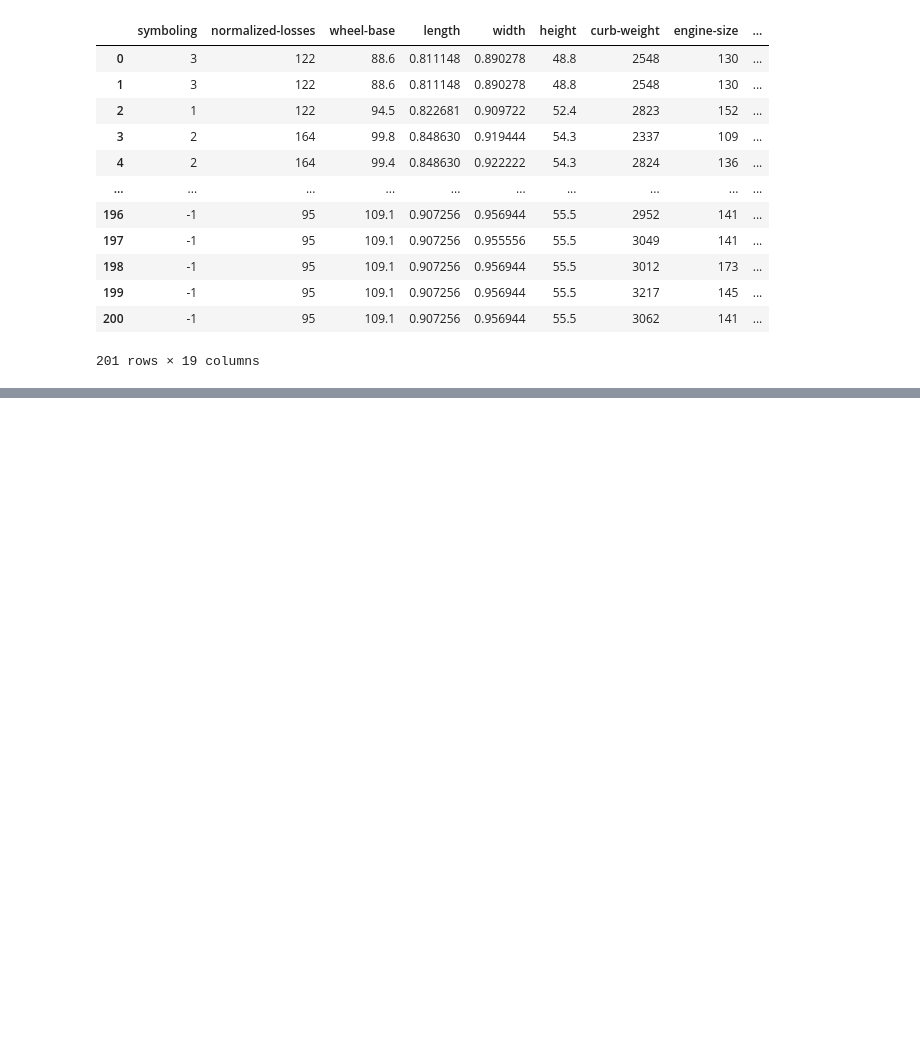
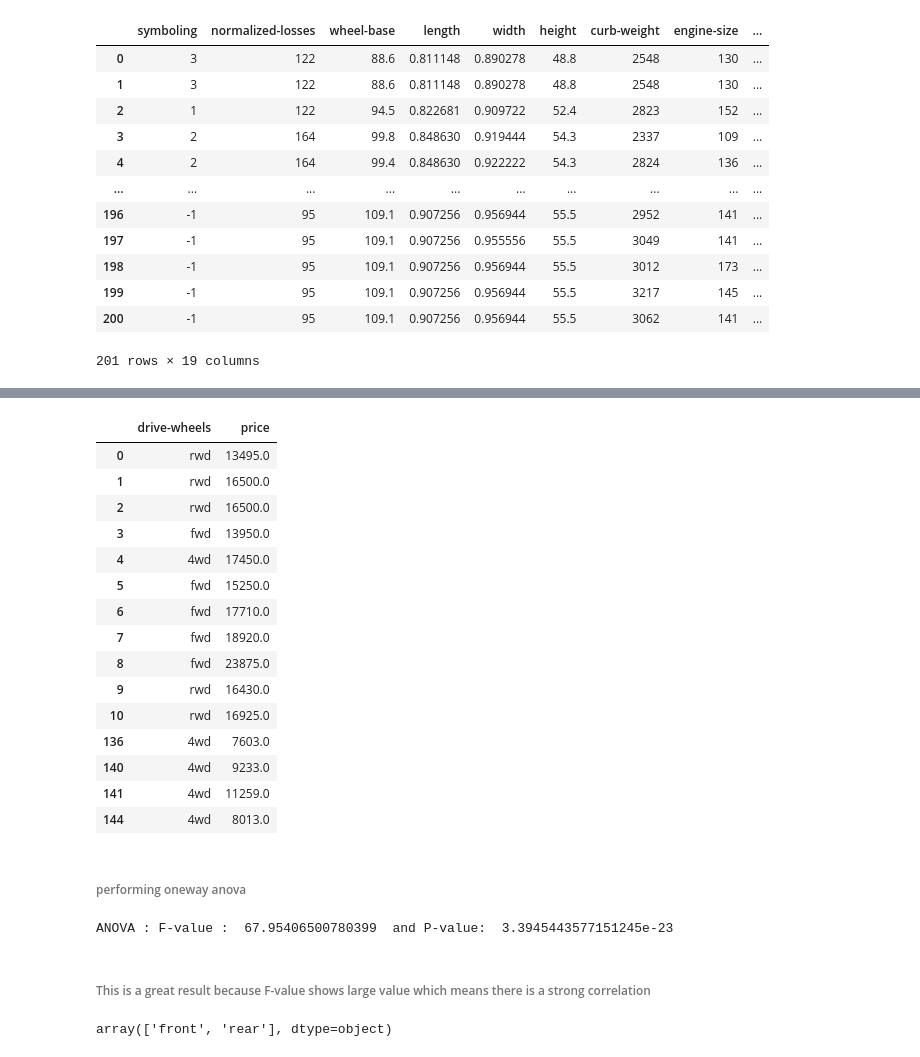
Before and after one commit to muhammad-usman147/exploratory_DataAnalysis, a Jupyter notebook: SeaBorn Analysis.ipynb, the cells around one changed output, grey strips where cells are left out. Drawn from its saved outputs; the diff is of its cells as text; code cells hidden in the pictures; blank space fills up the shorter version.

```diff
--- a/SeaBorn Analysis.ipynb
+++ b/SeaBorn Analysis.ipynb
@@ -55,0 +153,3 @@ i,j
+# %%
+df_grp = df[['drive-wheels','price']]
+df_grp.head()
@@ -55,0 +163,34 @@ i,j
+# %%
+df_grp = df_grp.groupby(['drive-wheels'])
+df_grp.head()
+# %% [output]
+|  | drive-wheels | price |
+| 0 | rwd | 13495.0 |
+| 1 | rwd | 16500.0 |
+| 2 | rwd | 16500.0 |
+| 3 | fwd | 13950.0 |
+| 4 | 4wd | 17450.0 |
+| 5 | fwd | 15250.0 |
+| 6 | fwd | 17710.0 |
+| 7 | fwd | 18920.0 |
+| 8 | fwd | 23875.0 |
+| 9 | rwd | 16430.0 |
+| 10 | rwd | 16925.0 |
+| 136 | 4wd | 7603.0 |
+| 140 | 4wd | 9233.0 |
+| 141 | 4wd | 11259.0 |
+| 144 | 4wd | 8013.0 |
+# %% [markdown]
+###### performing oneway anova
+# %%
+
+f_val,p_val = stats.f_oneway(df_grp.get_group('fwd')['price'],df_grp.get_group('rwd')['price'],df_grp.get_group('4wd')['price'])
+print("ANOVA : F-value : ",f_val," and P-value: ",p_val)
+# %% [output]
+ANOVA : F-value :  67.95406500780399  and P-value:  3.3945443577151245e-23
+# %% [markdown]
+###### This is a great result because F-value shows large value which means there is a strong correlation
+# %%
+df['engine-location'].unique()
+# %% [output]
+array(['front', 'rear'], dtype=object)
```
Also changed, not shown: parts of 24 cells of this notebook.
